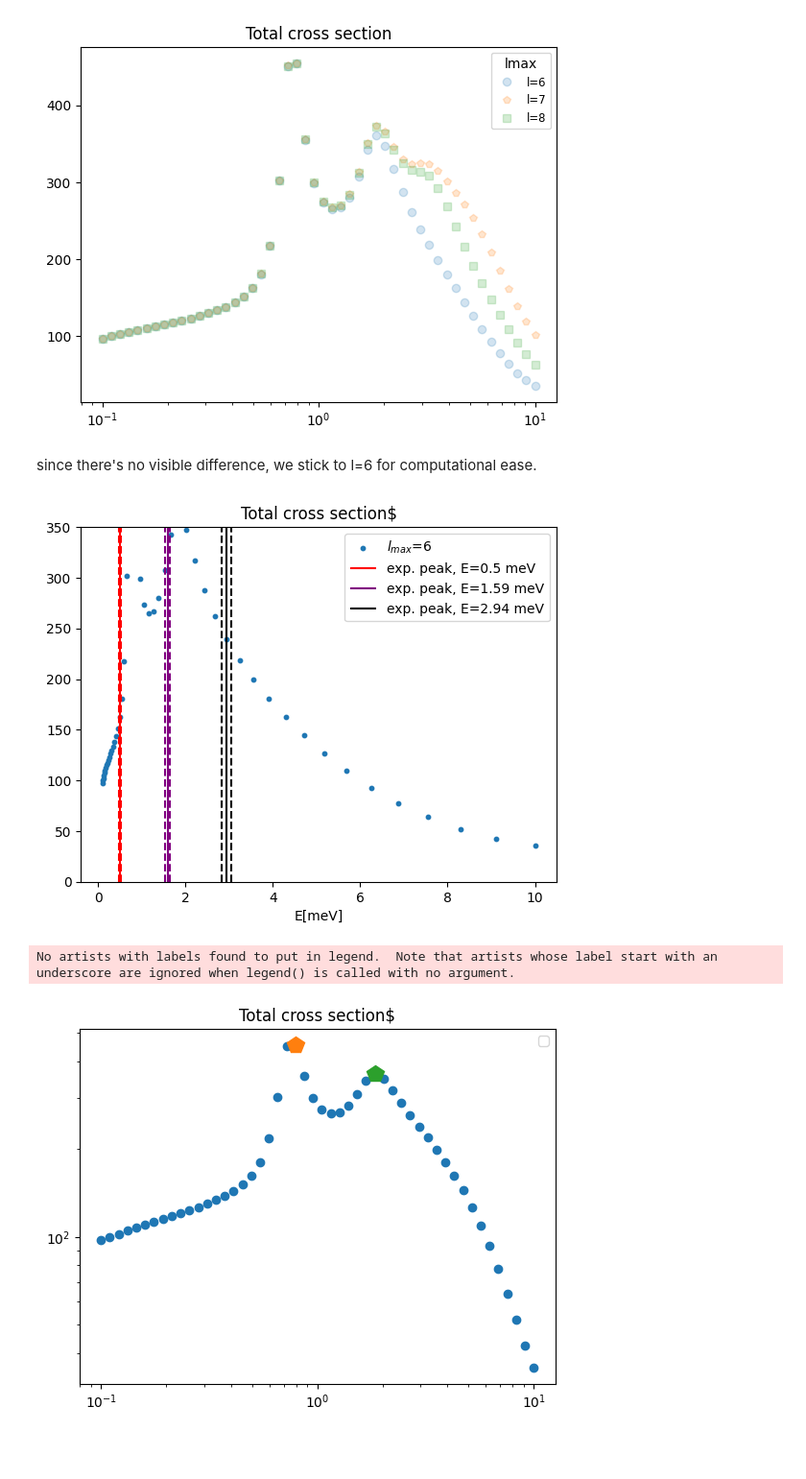
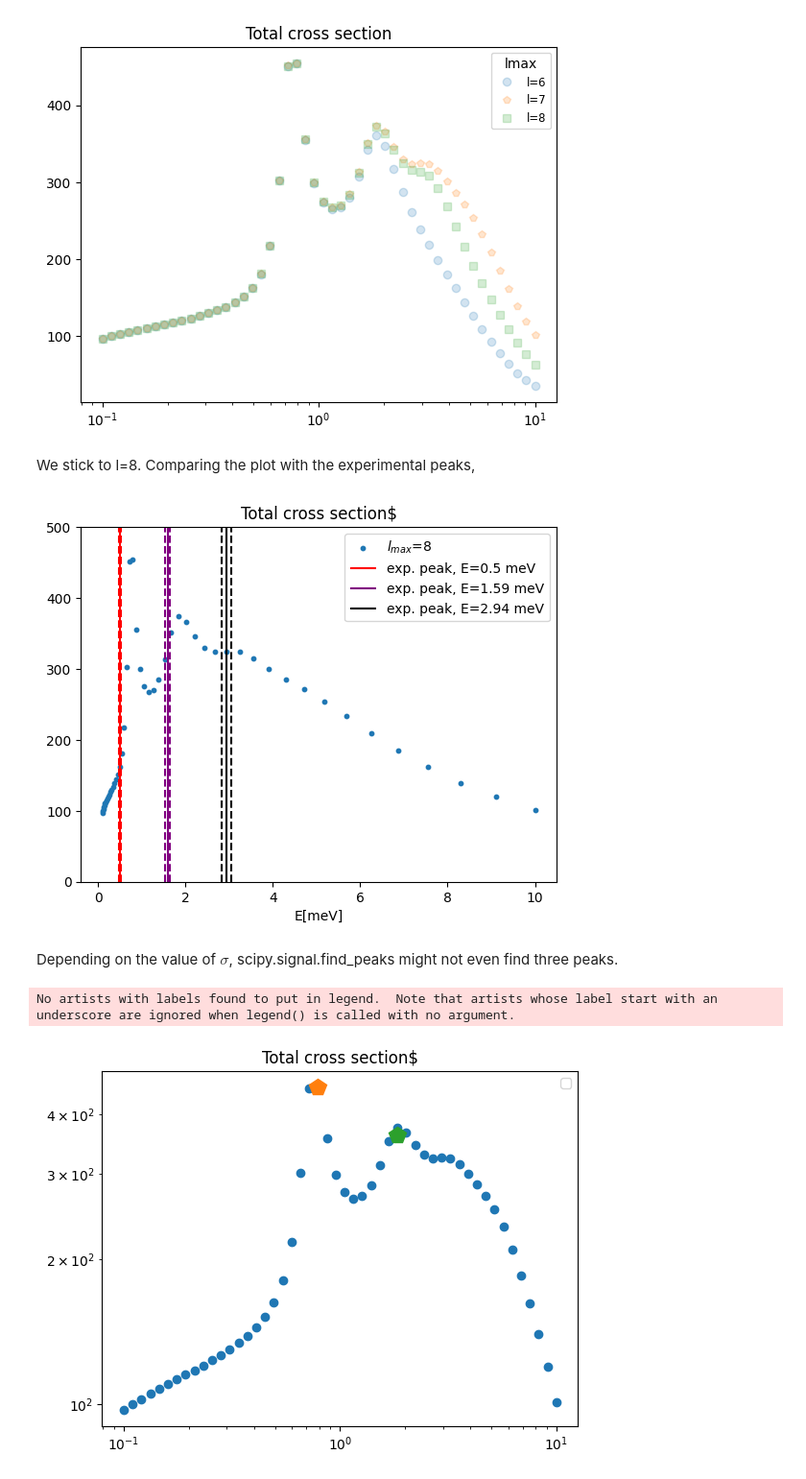
Before and after one commit to marcobeIIa/computational_physics, a Jupyter notebook: Lusvardi_Bella_Parolini_H_Kr_scattering.ipynb, the cells around one changed output. Shown at 96% size. Drawn from its saved outputs; the diff is of its cells as text; code cells hidden in the pictures; blank space fills up the shorter version.

```diff
--- a/Lusvardi_Bella_Parolini_H_Kr_scattering.ipynb
+++ b/Lusvardi_Bella_Parolini_H_Kr_scattering.ipynb
@@ -89,7 +178,7 @@ verify that, for large r, the solutions are oscillatory with a phase depending o
 fig, ax = plt.subplots()
 ax.set_xlim(180,200)
 for j in range(6):
-    psi = Numerov(E,h,j,r,sigma)
+    psi = Numerov_C(E,h,j,r,sigma)
     PSI = normalize(psi,r)
     ax.plot(r, PSI, label=rf'$l={j}$')
 plt.legend(loc='best')
@@ -196,4 +285,17 @@ First, define a phase-shift function
 # %%
+#from now on: the bessels from scipy are actually ~10 times faster than ours. we will use those
+from scipy.special import spherical_jn, spherical_yn
+# scipy is better than me . these functions are significantly faster than the recursion relations
+def Bessel_l_scipy(l, r):
+    # Compute orders from 0 to l-1
+    orders = np.arange(l)
+
+    # Use broadcasting to get a (l, len(r)) matrix
+    bess_matj = spherical_jn(orders[:, None], r[None, :])
+    bess_matn = spherical_yn(orders[:, None], r[None, :])
+
+    return bess_matj, bess_matn
+
 '''
 define phase shift function
 input: r1,r2 - two points to evaluate the phase shift
@@ -205,8 +307,8 @@ input: r1,r2 - two points to evaluate the phase shift
 output: phase shift delta_l as defined in class
 '''
 def Phase_shift(r1,r2,r,l,En,lmax,sigma):
-    jj, nn = Bessel_l(lmax,np.sqrt(1/a*En)*r)
-    psi = Numerov(En,h,l,r,sigma)
+    jj, nn = Bessel_l_scipy(lmax,np.sqrt(1/a*En)*r)
+    psi = Numerov_C(En,h,l,r,sigma)
     u = normalize(psi,r)
     kk=(u[r1]*r[r2])/(u[r2]*r[r1])
     tan_delta_l=(kk*jj[l][r2]-jj[l][r1])/(kk*nn[l][r2]-nn[l][r1])
@@ -215,8 +317,8 @@ def Phase_shift(r1,r2,r,l,En,lmax,sigma):
 
 # a simpler phase shift function if i only want tan delta l
 def Phase_shift_tg(r1,r2,r,l,En,lmax,sigma):
-    jj, nn = Bessel_l(lmax,np.sqrt(1/a*En)*r)
-    psi = Numerov(En,h,l,r,sigma)
+    jj, nn = Bessel_l_scipy(lmax,np.sqrt(1/a*En)*r)
+    psi = Numerov_C(En,h,l,r,sigma)
     u = normalize(psi,r)
     kk=(u[r1]*r[r2])/(u[r2]*r[r1])
     tan_delta_l=(kk*jj[l][r2]-jj[l][r1])/(kk*nn[l][r2]-nn[l][r1])
@@ -296,5 +397,4 @@ IndexError: index 40 is out of bounds for axis 0 with size 17
 # %%
-#alternative approach: just take 1 phase shift for each (E,l), equidistant in log space
 l = 9
 #Define E and l vectors
 #energy_step = 0.03
@@ -309,9 +409,10 @@ lmax=l
 
 mean_shift_tg = np.zeros((len(lvec),len(Evec)))
 
+r1 =randint(len(r)-100,len(r)-1)
+r2 =randint(len(r)-300,len(r)-200)
+print(r1,r2)
+
 for i in range(len(lvec)):
     for j in range(len(Evec)):
-            r1 =randint(6000,len(r)-1)
-            rr=r[r1]*4/5-20*k*h
-            r2= round(rr/h)
             mean_shift_tg[i][j]=Phase_shift_tg(r1,r2,r,lvec[i],Evec[j],lmax,sigma)
@@ -391,16 +496,16 @@ plt.legend(['l=6', 'l=7', 'l=8'], loc='best', title='lmax', fontsize='small')
 plt.show()
 # %% [output]
 [figure]
-# %% [markdown]
-since there's no visible difference, we stick to l=6 for computational ease.
+# %% [markdown]
+We stick to l=8. Comparing the plot with the experimental peaks,
 # %%
 E_exp = [0.50,1.59,2.94] #meV
 E_exp_err = [0.02,0.06,0.1] #meV
 
 fig, ax = plt.subplots()
 ax.set_title(r'Total cross section$')
-ax.set_ylim(0,350)
-plt.scatter(Evec,cross6,label='$l_{max}$='f'{6}',s=10)
+ax.set_ylim(0,500)
+plt.scatter(Evec,cross8,label='$l_{max}$='f'{8}',s=10)
 plt.xlabel('E[meV]')
 
 
@@ -416,21 +521,23 @@ plt.vlines(E_exp[2]-E_exp_err[2],0,500, color='black',linestyle='--')
 plt.legend()
 plt.show()
 # %% [output]
-[figure, old version]
+[figure, new version]
+# %% [markdown]
+Depending on the value of $\sigma$, scipy.signal.find_peaks might not even find three peaks.
 # %%
 peaks_position6=[]
 peak6, peak_position6 = find_peaks(cross6)
 peaks_position6.append(list(peak6))
 
 fig, ax = plt.subplots()
 ax.set_title(r'Total cross section$')
 ax.set_xscale('log')
 ax.set_yscale('log')
-ax.plot(Evec,cross6,'o')
+ax.plot(Evec,cross8,'o')
 for i in range(len(peak6)):
     ax.plot(Evec[peak6[i]], cross6[peak6[i]], 'p', markersize=13)
 plt.legend(loc='best')
 plt.show()
 # %% [output]
 No artists with labels found to put in legend.  Note that artists whose label start with an underscore are ignored when legend() is called with no argument.
-[figure, old version]
+[figure, new version]
```
Also changed, not shown: parts of 21 cells of this notebook, 1 other file.
